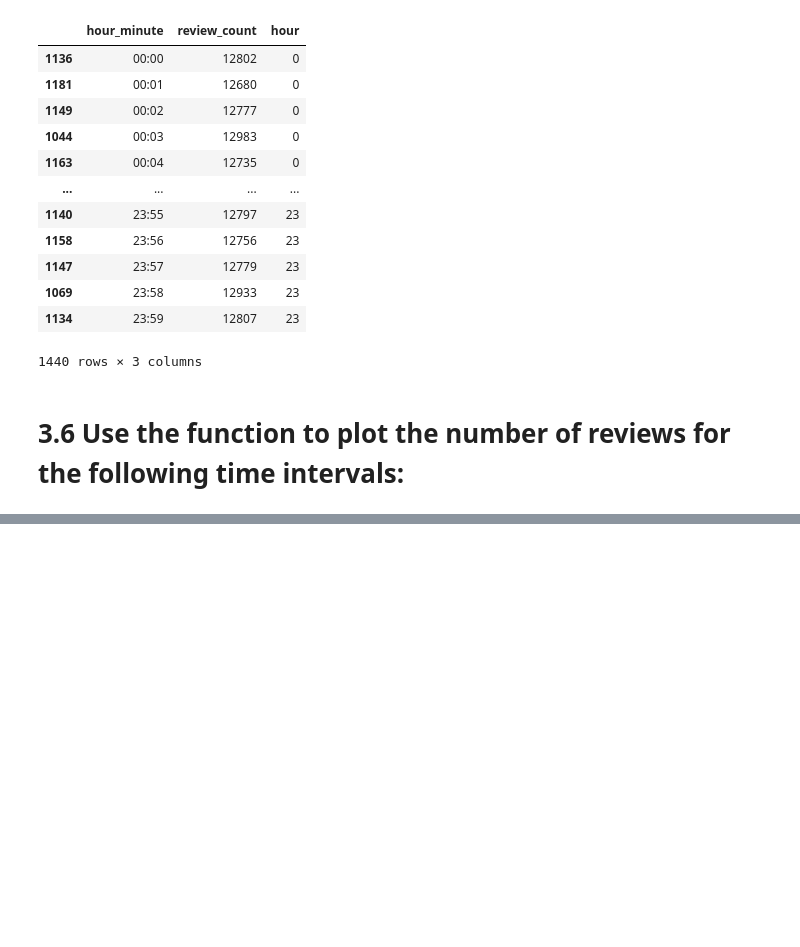
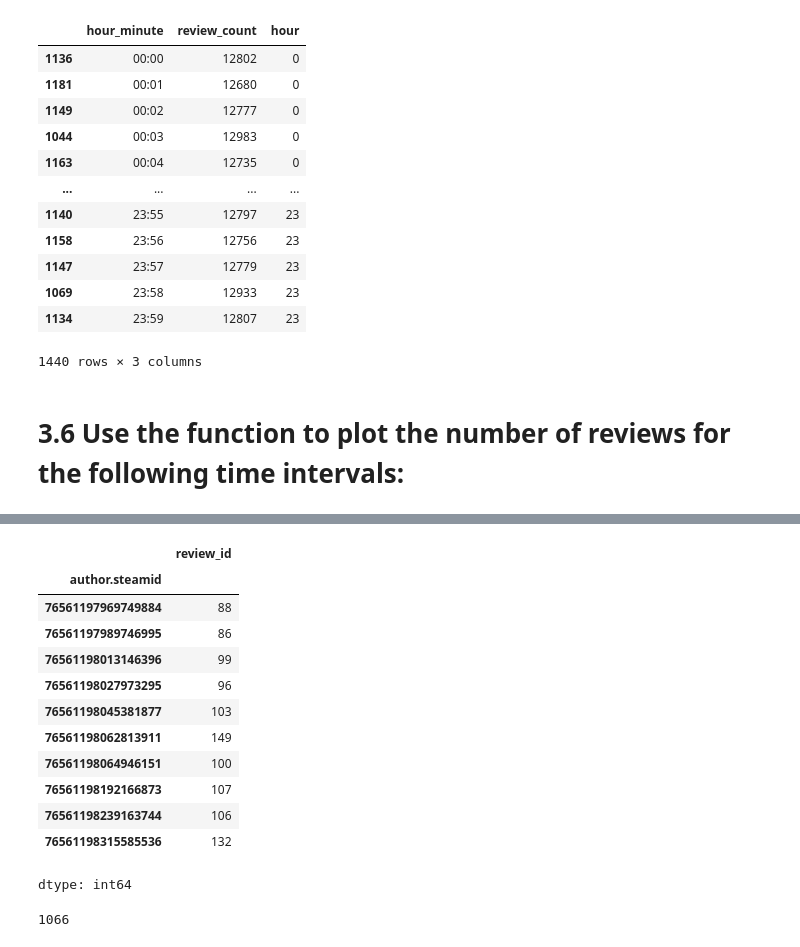
Before and after one commit to khalmatay/videogame-reviews-analysis, a Jupyter notebook: nurbek/RQ3&RQ5.ipynb, the cells around one changed output, grey strips where cells are left out. Cells and saved outputs as stored; diff of their text form; code cells hidden in the pictures; blank space fills up the shorter version.

```diff
--- a/nurbek/RQ3&RQ5.ipynb
+++ b/nurbek/RQ3&RQ5.ipynb
@@ -461,0 +563,22 @@ Interval 20:00 - 24:00: 3617426 reviews
+# %%
+top_reviews = data[data["author.steamid"].isin(top_reviewers)]
+# %%
+top_reviews.groupby("author.steamid")["review_id"].size()
+# %% [output]
+|  | review_id |
+| author.steamid |  |
+| 76561197969749884 | 88 |
+| 76561197989746995 | 86 |
+| 76561198013146396 | 99 |
+| 76561198027973295 | 96 |
+| 76561198045381877 | 103 |
+| 76561198062813911 | 149 |
+| 76561198064946151 | 100 |
+| 76561198192166873 | 107 |
+| 76561198239163744 | 106 |
+| 76561198315585536 | 132 |
+dtype: int64
+# %%
+len(top_reviews)
+# %% [output]
+1066
```
Also changed, not shown: parts of 15 cells of this notebook.
